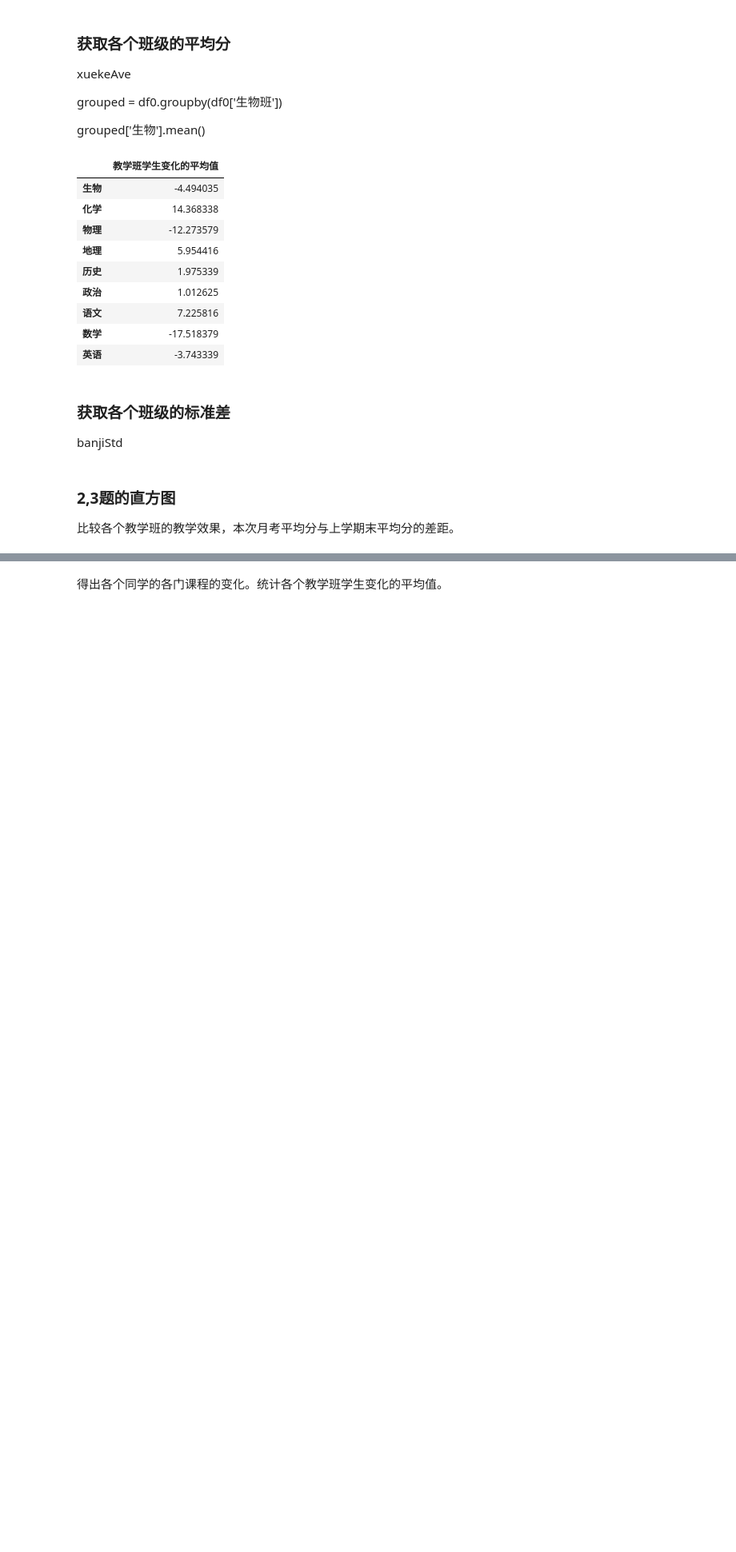
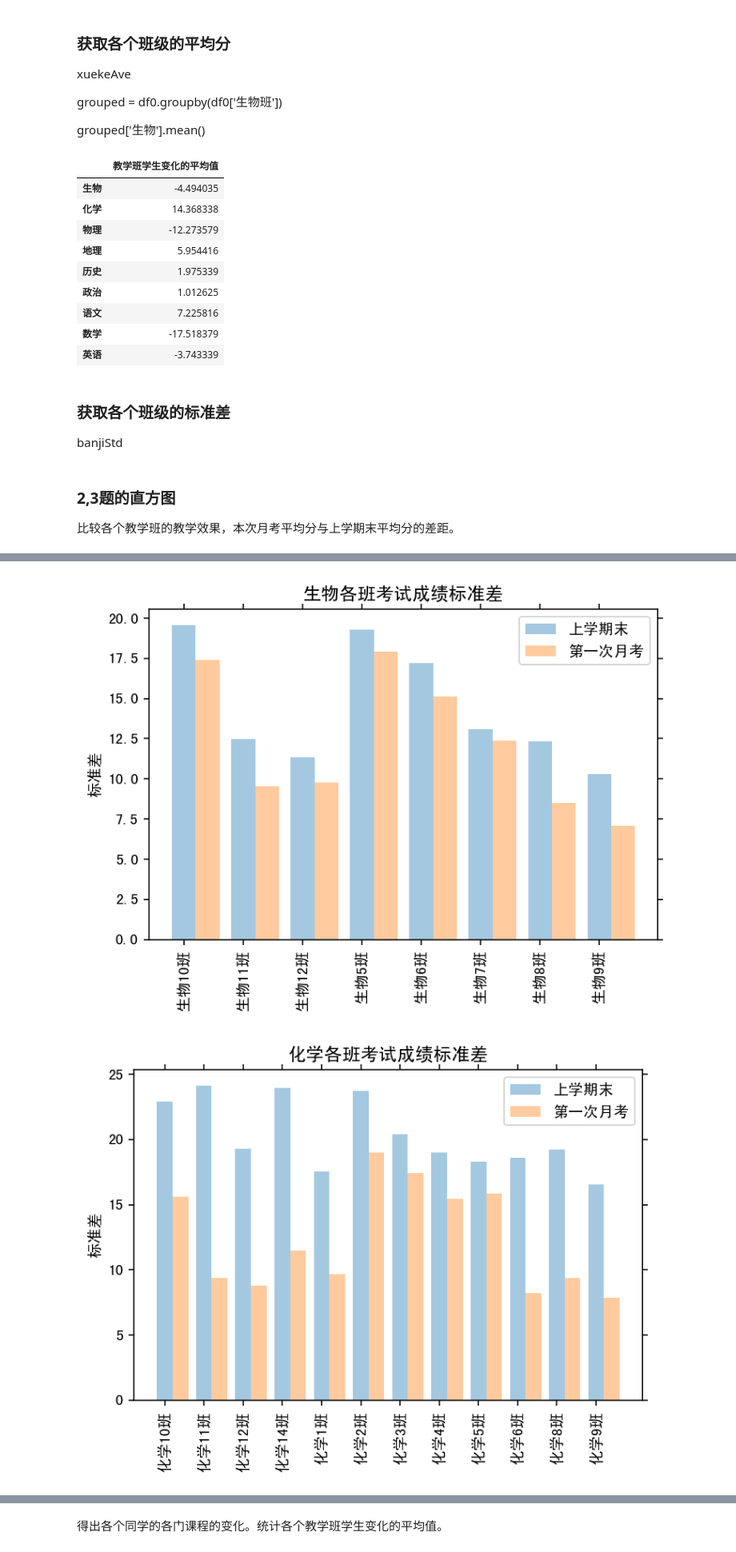
Before and after one commit to HansKing98/Data-Analysis, a Jupyter notebook: l1 成绩分析/高考3+3模式成绩分析.ipynb, the cells around one changed output, grey strips where cells are left out. Shown at 80% size. Cells and saved outputs as stored; diff of their text form; code cells hidden in the pictures; blank space fills up the shorter version.

```diff
--- a/l1 成绩分析/高考3+3模式成绩分析.ipynb
+++ b/l1 成绩分析/高考3+3模式成绩分析.ipynb
@@ -160,0 +187,5 @@ pltHist(banjiVary,'平均分的差距（变化）',10)
+# %%
+pltBar([banjiStd0,banjiStd1], times, '标准差')
+# %% [output]
+[figure, added]
+[figure, added]
```
Also changed, not shown: parts of 20 cells of this notebook.
